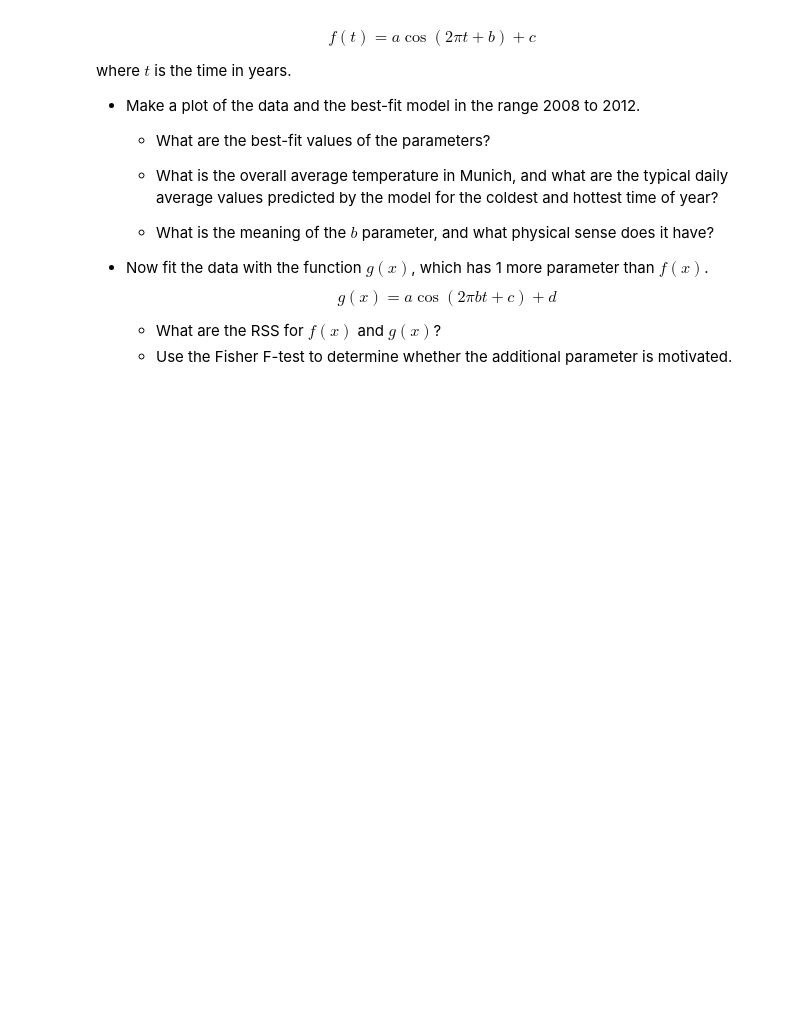
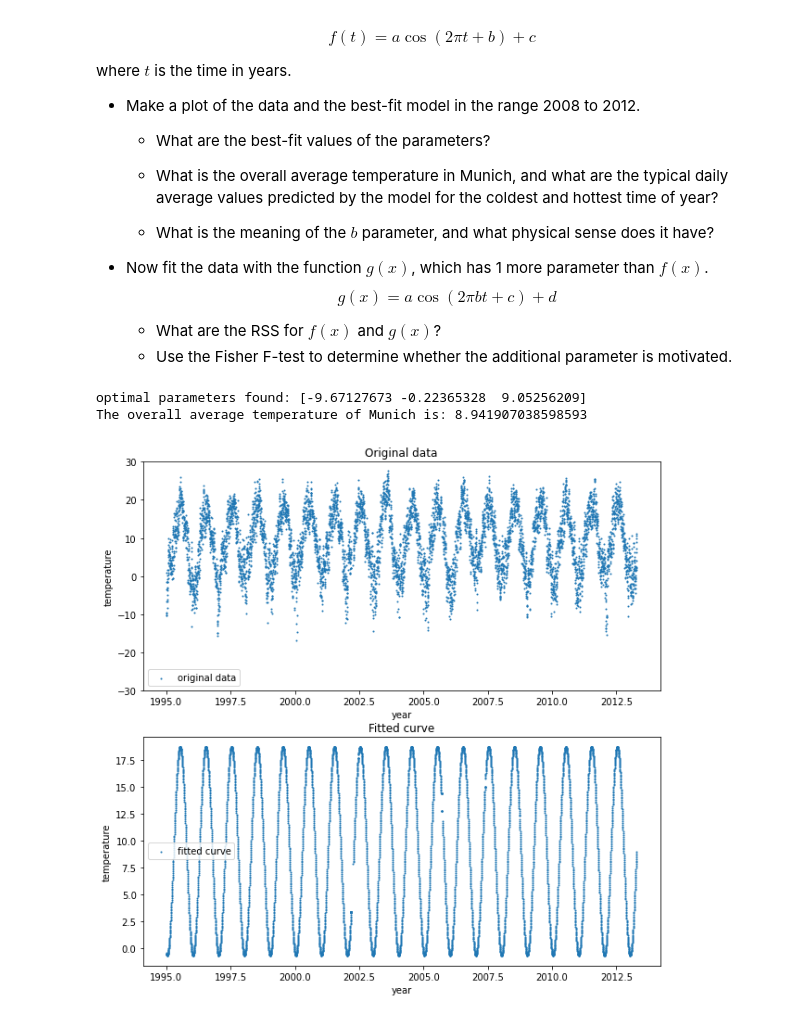
Before and after one commit to davidecolussi/HighLevelProgramming2021, a Jupyter notebook: 08ex_fitting.ipynb, the cells around one changed output. Cells and saved outputs as stored; diff of their text form; code cells hidden in the pictures; blank space fills up the shorter version.

```diff
--- a/08ex_fitting.ipynb
+++ b/08ex_fitting.ipynb
@@ -219,3 +219,45 @@ where $t$ is the time in years.
 $$g(x) = a \cos(2\pi b t + c)+d$$
    - What are the RSS for $f(x)$ and $g(x)$?
    - Use the Fisher F-test to determine whether the additional parameter is motivated.
+# %%
+from pandas import read_csv
+from IPython.display import display
+
+filename = "data/munich_temperatures_average_with_bad_data.txt"
+
+df = read_csv(filename, delimiter = ' ',header=None)
+df.rename(columns={0:"year",1:"temperature"},inplace=True)
+
+def func(t,a,b,c):
+    return a*np.cos(2*np.pi*t + b) + c
+
+X_train = df["year"]
+Y_train = df["temperature"]
+
+#plot original data
+fig, (ax_original,ax_fitted) = plt.subplots(nrows=2, ncols=1, figsize=(10, 10))
+ax_original.set_title("Original data")
+ax_original.set_xlabel("year")
+ax_original.set_ylabel("temperature")
+ax_original.scatter(X_train,Y_train,label="original data",s=1)
+ax_original.legend()
+ax_original.set_ylim(-30, 30) #zoom
+
+#curve fitting
+popt_func, pcov_func = optimize.curve_fit(func, X_train, Y_train,p0=[40,0,10])
+print("optimal parameters found:",popt_func)
+
+#plot fitted curve
+ax_fitted.set_title("Fitted curve")
+ax_fitted.set_xlabel("year")
+ax_fitted.set_ylabel("temperature")
+ax_fitted.scatter(X_train,func(X_train,*popt_func),label="fitted curve",s=1)
+ax_fitted.legend()
+
+#mean of the temperatures
+overall_mean=df.mean(axis=0)['temperature']
+print("The overall average temperature of Munich is:",overall_mean)
+# %% [output]
+optimal parameters found: [-9.67127673 -0.22365328  9.05256209]
+The overall average temperature of Munich is: 8.941907038598593
+[figure, added]
```
Also changed, not shown: parts of 5 cells of this notebook, 2 other files.
